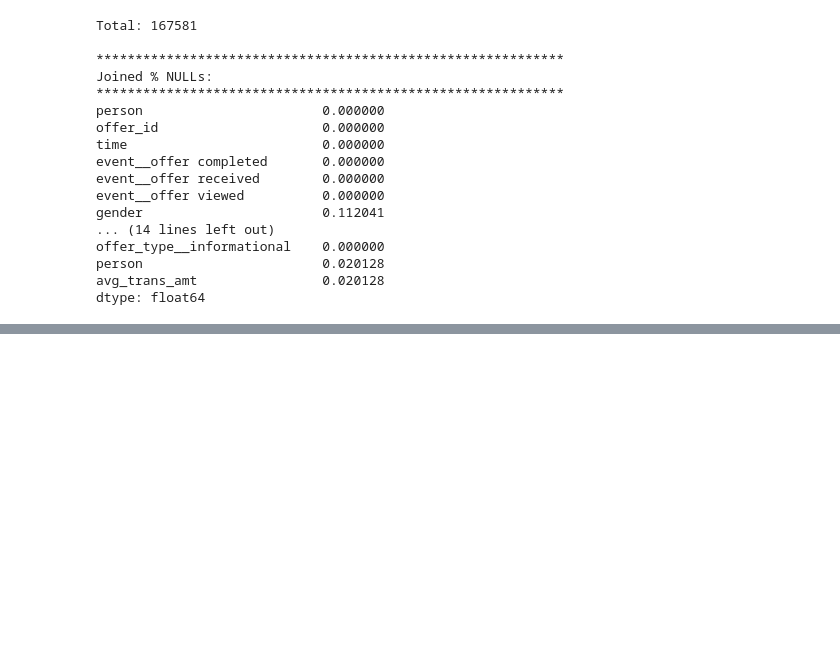
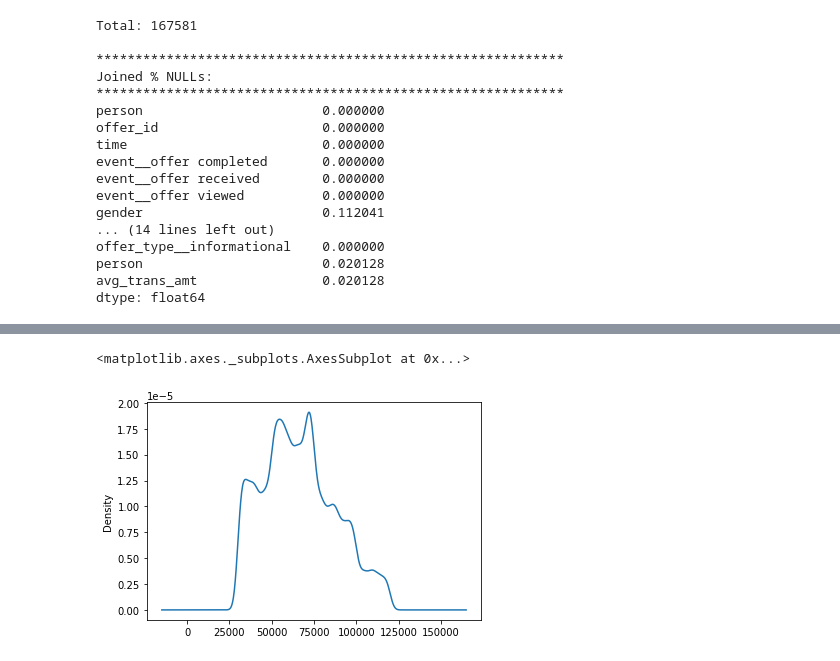
Before and after one commit to jmnickerson05/udacity_starbucks_capstone, a Jupyter notebook: Starbucks_Capstone_notebook.ipynb, the cells around one changed output, grey strips where cells are left out. Drawn from its saved outputs; the diff is of its cells as text; code cells hidden in the pictures; blank space fills up the shorter version.

```diff
--- a/Starbucks_Capstone_notebook.ipynb
+++ b/Starbucks_Capstone_notebook.ipynb
@@ -103,6 +103,7 @@ class SqlMagic(Magics):
 get_ipython().register_magics(SqlMagic)
 sql = lambda x: conn.execute(x).fetchall()
 to_df = lambda x: pd.read_sql(x, conn)
+conv_date = lambda a: datetime.strptime(str(int(a)), '%Y%m%d').strftime('%m/%d/%Y') if not np.isnan(a) else np.NaN
 
 # read in the json files
 def load_json_file_to_table(fname):
@@ -165,13 +166,13 @@ def clean_profile():
     profile = profile[profile.age != 118]
 
     #BINNING AGE BRACKETS
-    mapping = [profile['age'].between(0, 22),
-                profile['age'].between(23, 38),
-                profile['age'].between(39, 54),
-                profile['age'].between(55, 73),
-                profile['age'].between(74, 150),]
-    vals = ['gen_z', 'millenial', 'gen_x', 'ok_boomer', 'silent_gen']
-    profile['age_bracket'] = np.select(mapping, vals, 0)
+#     mapping = [profile['age'].between(0, 22),
+#                 profile['age'].between(23, 38),
+#                 profile['age'].between(39, 54),
+#                 profile['age'].between(55, 73),
+#                 profile['age'].between(74, 150),]
+#     vals = ['gen_z', 'millenial', 'gen_x', 'ok_boomer', 'silent_gen']
+#     profile['age_bracket'] = np.select(mapping, vals, 0)
 
     profile.income = profile.income.astype(int)
     return profile
@@ -194,0 +196,13 @@ Wall time: 5.96 µs
+# %%
+profile = to_df('select * from profile')
+profile.age = profile.age.astype(int)
+
+#CONVERT GENDER TO CATEGORY
+#     profile = pd.concat([profile, pd.get_dummies(profile.gender, prefix='gender_')]).drop(columns=['gender'])
+profile.gender = profile.gender.astype('category')
+
+#CLEAN DATE FIELD
+conv_date = lambda a: datetime.strptime(str(int(a)), '%Y%m%d').strftime('%m/%d/%Y') if not np.isnan(a) else np.NaN
+profile.became_member_on = profile.became_member_on.apply(conv_date).astype('datetime64')
+profile = profile[profile.age != 118]
+pd.cut(profile.age, bins=[i for i in range(0, 100, 10)])
@@ -281,0 +378,5 @@ list(joined)
+# %%
+%%time
+joined.became_member_on = joined.became_member_on.apply(conv_date).astype('datetime64')
+joined['days_as_customer'] = joined.became_member_on.apply(lambda x: pd.Timestamp.now() - pd.to_datetime(x)).dt.days
+joined = joined.drop(columns=['became_member_on', 'time'])
@@ -281,0 +406,5 @@ list(joined)
+# %%
+joined.income.plot.kde()
+# %% [output]
+<matplotlib.axes._subplots.AxesSubplot at 0x...>
+[figure, added]
```
Also changed, not shown: parts of 20 cells of this notebook, 1 other file.
